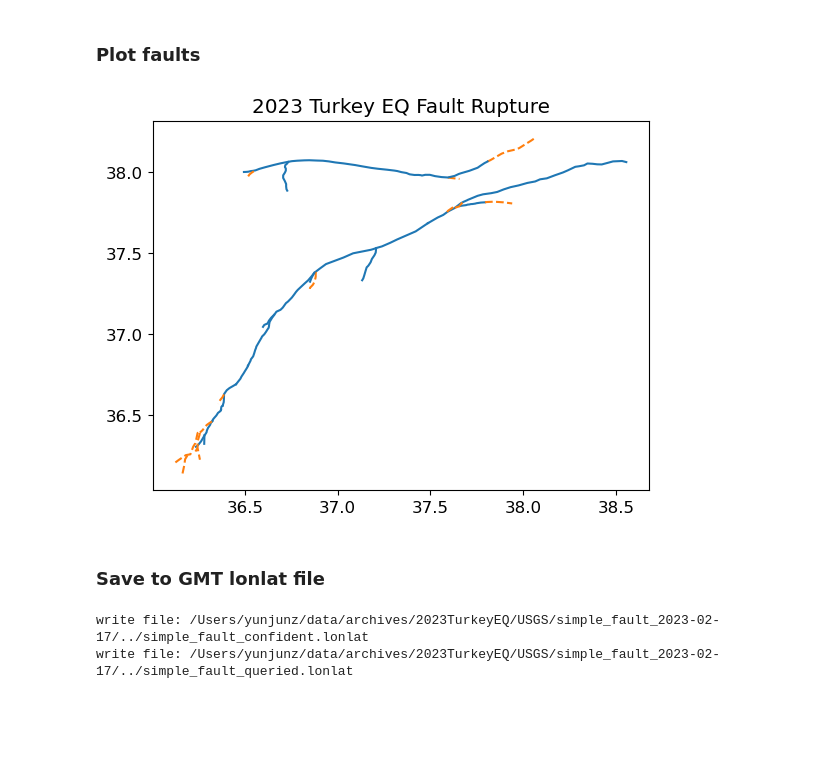
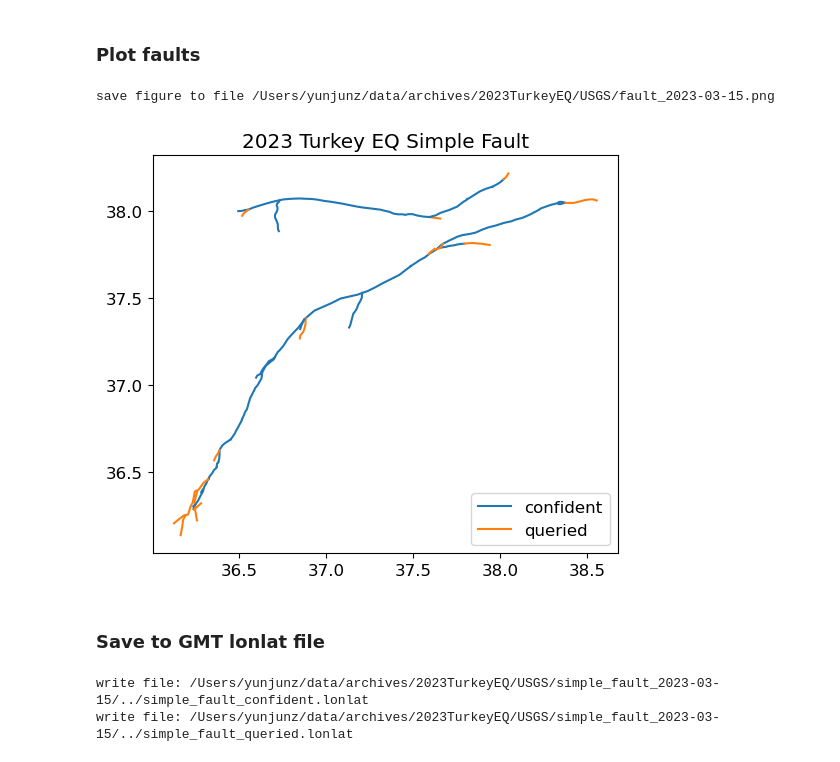
Before and after one commit to yunjunz/2023-Turkey-EQ, a Jupyter notebook: fault_rupture.ipynb, the cells around one changed output. Drawn from its saved outputs; the diff is of its cells as text; code cells hidden in the pictures; blank space fills up the shorter version.

Commit message:
fault_rupture: update to version 2023-03-15

```diff
--- a/fault_rupture.ipynb
+++ b/fault_rupture.ipynb
@@ -6,11 +6,13 @@ Reference
 # %%
 %matplotlib inline
+import datetime
 import os
 import geopandas as gpd
 from matplotlib import pyplot as plt
 plt.rcParams.update({'font.size': 12})
 
-work_dir = os.path.expanduser('~/data/archives/2023TurkeyEQ/USGS/simple_fault_2023-02-17')
+version = '2023-03-15'   # 2023-02-17, 2023-03-15
+work_dir = os.path.expanduser(f'~/data/archives/2023TurkeyEQ/USGS/simple_fault_{version}')
 os.chdir(work_dir)
 print('Go to directory:', work_dir)
 # %% [output]
@@ -19,25 +21,42 @@ Go to directory: /Users/yunjunz/data/archives/2023TurkeyEQ/USGS/simple_fault_202
 ### Read shape file
 # %%
 # read shape file
-shp_file = os.path.join(work_dir, 'simple_fault_2023-2-17.shp')
+suffix = datetime.date.fromisoformat(version).strftime('%Y-%-m-%d')
+shp_file = os.path.join(work_dir, f'simple_fault_{suffix}.shp')
 gdf = gpd.read_file(shp_file)
 line_strs = [geom for geom in gdf.geometry]
 line_ids = gdf.FaultTrace     # 1 is “confident” (solid lines) and 2 is “queried” (dashed lines)
+# remove lines with None
+line_ids = [x for x, y in zip(line_ids, line_strs) if y]
+line_strs = [y for y in line_strs if y]
 # %% [markdown]
 ### Plot faults
 # %%
 # plot
-fig, ax = plt.subplots()
+flag1, flag2 = 0, 0
+fig, ax = plt.subplots(figsize=[6, 6])
 for line, line_id in zip(line_strs, line_ids):
-    x, y = line.coords.xy
-    lc = 'C0' if line_id == 1 else 'C1'
-    ls = '-' if line_id == 1 else '--'
-    ax.plot(x, y, lc, ls=ls)
+    kwargs = dict(color = 'C0' if line_id == 1 else 'C1')
+    # label the first fault segment for legend
+    if not flag1 and line_id == 1:
+        kwargs['label'] = 'confident'
+        flag1 = 1
+    elif not flag2 and line_id == 2:
+        kwargs['label'] = 'queried'
+        flag2 = 1
+    ax.plot(line.coords.xy[0], line.coords.xy[1], **kwargs)
 # axis format
-ax.set_title('2023 Turkey EQ Fault Rupture')
+ax.set_title('2023 Turkey EQ Simple Fault')
+ax.set_aspect('equal')
+ax.legend()
+# save
+out_fig = os.path.abspath(f'../fault_{version}.png')
+print('save figure to file', out_fig)
+plt.savefig(out_fig, bbox_inches='tight', transparent=True, dpi=300)
 plt.show()
 # %% [output]
+save figure to file /Users/yunjunz/data/archives/2023TurkeyEQ/USGS/fault_2023-03-15.png
-[figure, old version]
+[figure, new version]
 # %% [markdown]
 ### Save to GMT lonlat file
 # %%
@@ -55,5 +74,5 @@ for suffix, ref_id in zip(['_confident', '_queried'], [1, 2]):
                     f.write(f'{x:.9f}\t{y:.9f}\n')
     print(f'write file: {out_file}')
 # %% [output]
-write file: /Users/yunjunz/data/archives/2023TurkeyEQ/USGS/simple_fault_2023-02-17/../simple_fault_confident.lonlat
-write file: /Users/yunjunz/data/archives/2023TurkeyEQ/USGS/simple_fault_2023-02-17/../simple_fault_queried.lonlat
+write file: /Users/yunjunz/data/archives/2023TurkeyEQ/USGS/simple_fault_2023-03-15/../simple_fault_confident.lonlat
+write file: /Users/yunjunz/data/archives/2023TurkeyEQ/USGS/simple_fault_2023-03-15/../simple_fault_queried.lonlat
```
Also changed, not shown: parts of 2 cells of this notebook.
